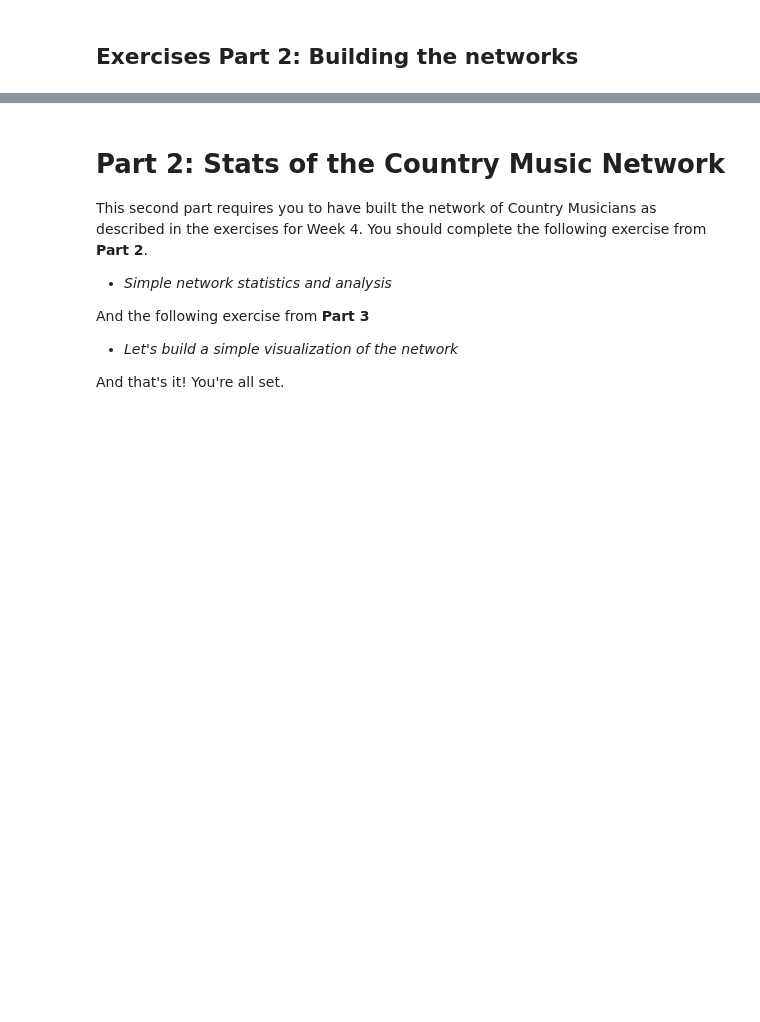
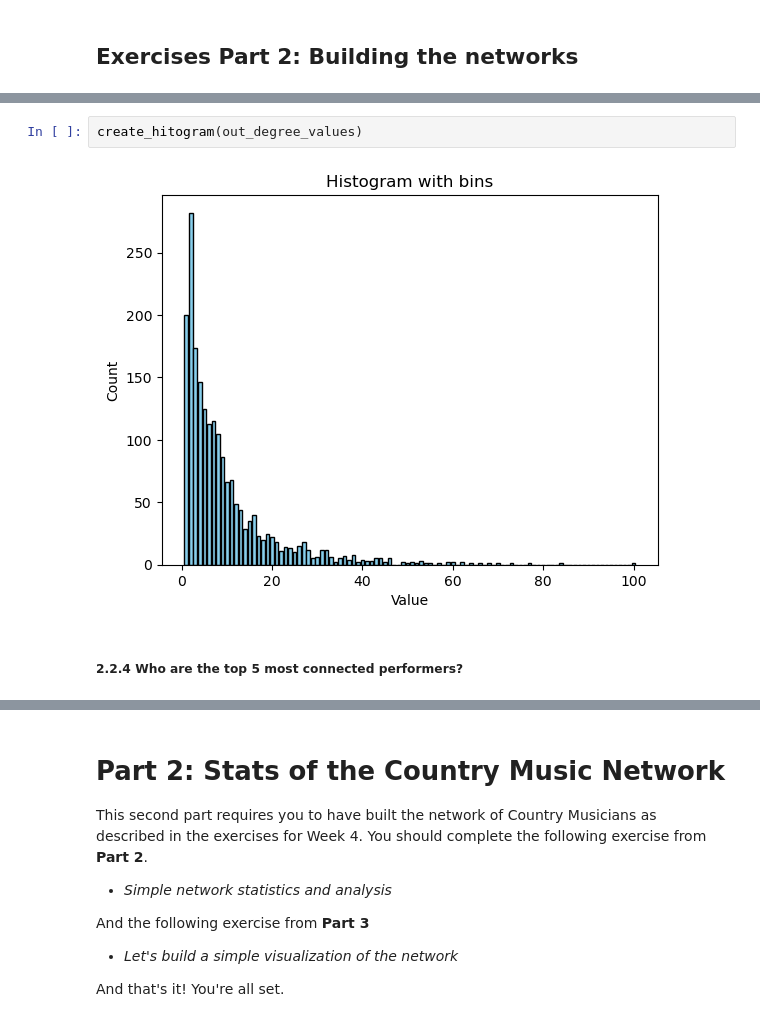
Before and after one commit to AleksandarLukic96/02805_Social_Graphs_and_Interactions, a Jupyter notebook: Exercise_solutions/Week_4.ipynb, the cells around one changed output, grey strips where cells are left out. Drawn from its saved outputs; the diff is of its cells as text; blank space fills up the shorter version.

```diff
--- a/Exercise_solutions/Week_4.ipynb
+++ b/Exercise_solutions/Week_4.ipynb
@@ -324,0 +528,6 @@ def save_wikitext_to_txt(name):
+# %%
+create_hitogram(out_degree_values)
+# %% [output]
+[figure, added]
+# %% [markdown]
+##### 2.2.4 Who are the top 5 most connected performers?
```
Also changed, not shown: parts of 38 cells of this notebook.
